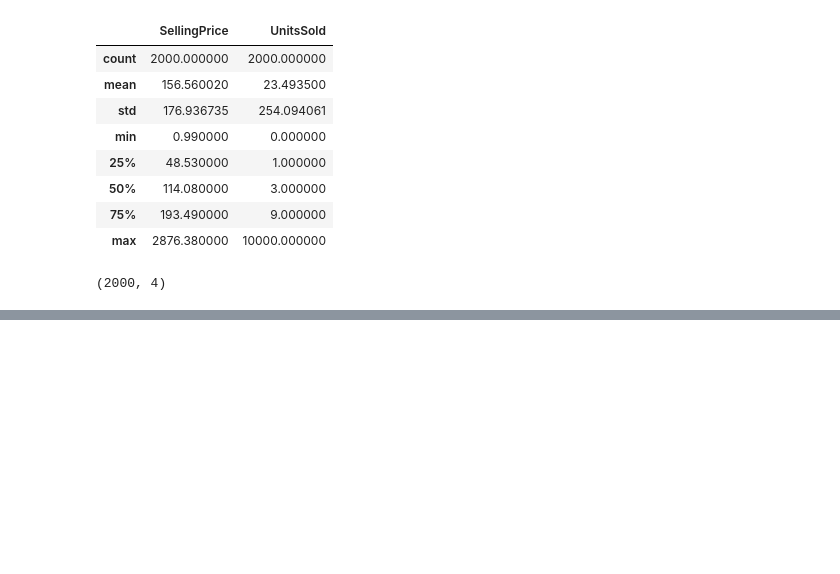
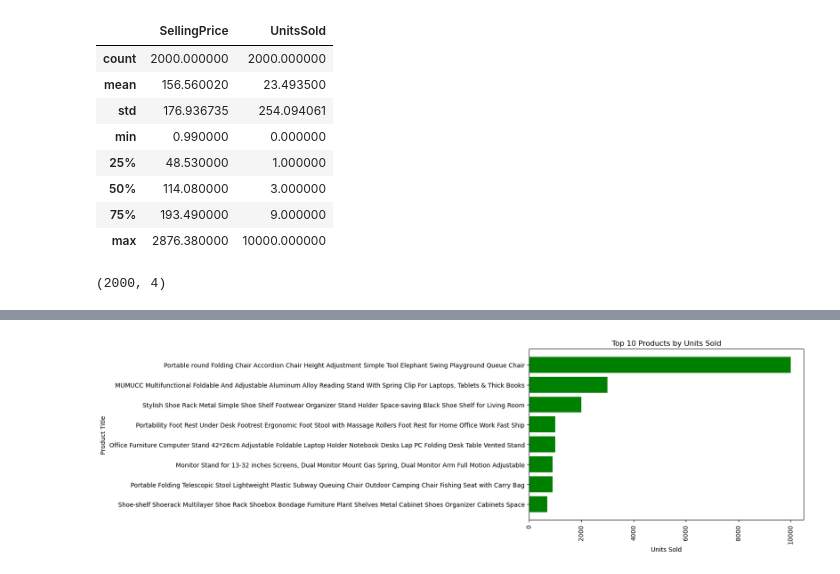
Before and after one commit to SayantiSaha014/E-commerce-Furniture-Dataset-2024, a Jupyter notebook: E-commerce_Furniture.ipynb, the cells around one changed output, grey strips where cells are left out. Cells and saved outputs as stored; diff of their text form; code cells hidden in the pictures; blank space fills up the shorter version.

```diff
--- a/E-commerce_Furniture.ipynb
+++ b/E-commerce_Furniture.ipynb
@@ -105,0 +112,4 @@ df[df['SellingPrice'] == df['SellingPrice'].min()]
+# %%
+# Top 10 products
+top_10_products = df.sort_values(by = 'UnitsSold', ascending = False).head(10)
+top_10_products
@@ -105,0 +128,13 @@ df[df['SellingPrice'] == df['SellingPrice'].min()]
+# %%
+# Plot a bar chart to visualize the distribution
+plt.figure(figsize=(8, 5))
+plt.barh(top_10_products['ProductTitle'], top_10_products['UnitsSold'], color='green')
+plt.xlabel('Units Sold')
+plt.ylabel('Product Title')
+plt.title('Top 10 Products by Units Sold')
+plt.xticks(rotation=90)
+plt.tight_layout()
+plt.gca().invert_yaxis()
+plt.show()
+# %% [output]
+[figure, added]
```
Also changed, not shown: parts of 9 cells of this notebook.
